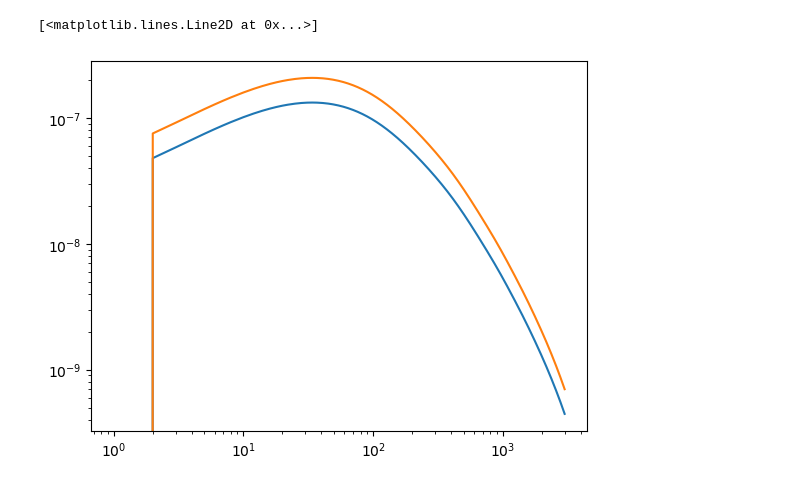
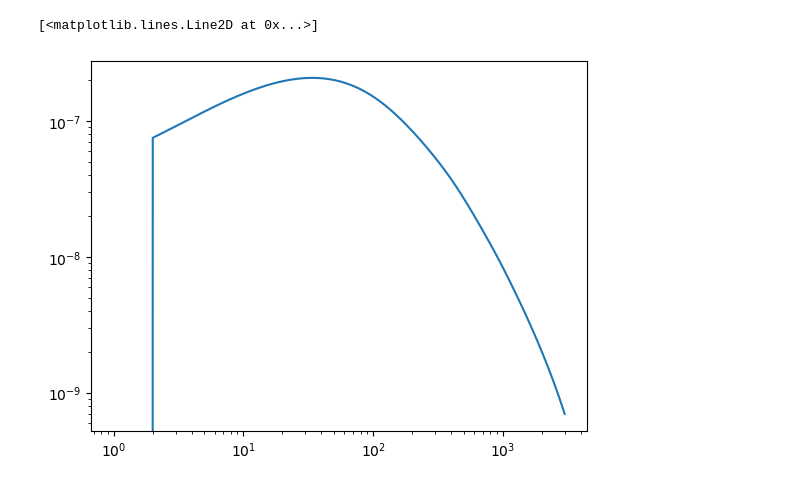
Before and after one commit to antolonappan/cmbml, a Jupyter notebook: cmb.ipynb, the cells around one changed output. Drawn from its saved outputs; the diff is of its cells as text; code cells hidden in the pictures.

Commit message:
lib init
Signed-off-by: Anto Idicherian Lonappan <antolonappan@icloud.com>

```diff
--- a/cmb.ipynb
+++ b/cmb.ipynb
@@ -10,37 +3,0 @@ import astropy.io.fits as fits
-# %%
-class CMBspectra:
-
-    def __init__(self,lmax=1024,raw_cl=True):
-        self.lmax = lmax
-        pars = camb.CAMBparams()
-        pars.set_cosmology(H0=67.32,ombh2=0.02237,omch2=0.1201,mnu=0.06,tau=0.06)
-        pars.InitPower.set_params(ns=0.9651,r=0)
-        pars.set_for_lmax(lmax, lens_potential_accuracy=0)
-        self.results = camb.get_results(pars)
-        self.ell = np.arange(lmax+1)
-        self.dl_TEB = (self.ell*(self.ell+1.))/ (2 * np.pi)
-        self.dl_PP = (self.ell*(self.ell+1.))**2 / (2 * np.pi)
-        self.dl_KK = (self.ell*(self.ell+1.))**2 / 4
-        self.lensed_spectra = self.results.get_lensed_scalar_cls(CMB_unit='muK', raw_cl=raw_cl)[:self.lmax+1,:]
-        self.unlensed_spectra = self.results.get_unlensed_scalar_cls(CMB_unit='muK', raw_cl=raw_cl)[:self.lmax+1,:]
-        self.lensing_spectra = self.results.get_lens_potential_cls(CMB_unit='muK', raw_cl=raw_cl)[:self.lmax+1,:]
-
-    def plot(self,which='lensed'):
-        if which == 'lensed':
-            cls = self.lensed_spectra
-            plt.loglog(np.arange(self.lmax+1),cls[:self.lmax+1,0],label='TT')
-            plt.loglog(np.arange(self.lmax+1),cls[:self.lmax+1,1],label='EE')
-            plt.loglog(np.arange(self.lmax+1),cls[:self.lmax+1,2],label='BB')
-        elif which == 'unlensed':
-            cls = self.unlensed_spectra
-            plt.loglog(np.arange(self.lmax+1),cls[:self.lmax+1,0],label='TT')
-            plt.loglog(np.arange(self.lmax+1),cls[:self.lmax+1,1],label='EE')
-            plt.loglog(np.arange(self.lmax+1),cls[:self.lmax+1,2],label='BB')
-        elif which == 'lensing':
-            cls = self.lensing_spectra
-            plt.loglog(np.arange(self.lmax+1),cls[:self.lmax+1,0],label='PP')
-        else:
-            raise ValueError('which must be "lensed" or "unlensed"')
-
-        plt.legend()
-        plt.xlim(2, self.lmax)
@@ -137,9 +31,8 @@ plt.loglog(cmb.ell,cmb.unlensed_spectra[:,0])
 # %%
-plt.loglog(cmb.ell,cmb.lensing_spectra[:,0]*cmb.dl_PP)
 plt.loglog(cmb.ell,cmb.lensing_spectra[:,0]*cmb.dl_KK)
 # %% [output]
 [<matplotlib.lines.Line2D at 0x...>]
-[figure, old version]
+[figure, new version]
 # %%
 cl_KK = cmb.lensing_spectra[:,0]*cmb.dl_KK
 # %%
```
Also changed, not shown: parts of 18 cells of this notebook.
